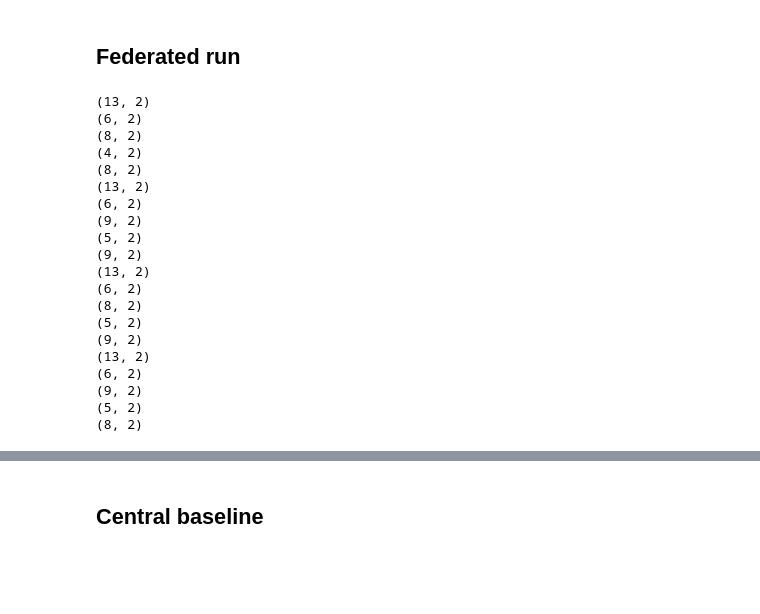
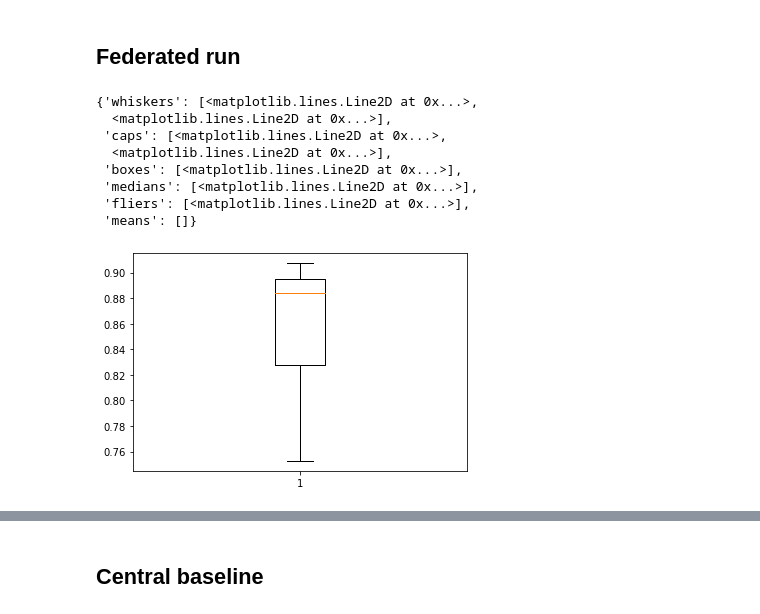
Before and after one commit to swiergarst/fedKMeans, a Jupyter notebook: final version.ipynb, the cells around one changed output, grey strips where cells are left out. Drawn from its saved outputs; the diff is of its cells as text; code cells hidden in the pictures; blank space fills up the shorter version.

```diff
--- a/final version.ipynb
+++ b/final version.ipynb
@@ -157,7 +167,8 @@ for i, file in enumerate(datafiles):
 # %%
 n_clients = 5
 n_cluster_global = 16
-crounds = 5
+crounds = 20
+n_runs = 10
 
 alpha = 1
 Xmin = -12.5
@@ -165,28 +176,32 @@ Xmax = 12.5
 Ymin = -12.5
 Ymax = 12.5
 # init clients and server
-clients = [client(np.genfromtxt(datafiles[i], delimiter=','), n_cluster_global) for i in range(n_clients)]
+clients = [client(np.genfromtxt(datafiles[i], delimiter=','), np.genfromtxt(labelfiles[i], delimiter=','), n_cluster_global) for i in range(n_clients)]
 server_obj = server(n_cluster_global)
 
-means_federated = run(clients, server_obj, crounds, n_clients, n_cluster_global, alpha, Xmin, Xmax, Ymin, Ymax)
+full_scores = np.zeros((n_clients, crounds, n_runs))
+for r in range(n_runs):
+    means_federated, scores = run(clients, server_obj, crounds, n_clients, n_cluster_global, alpha, Xmin, Xmax, Ymin, Ymax)
+    full_scores[:,:,r] = scores
-# %% [output]
-(13, 2)
-(6, 2)
-(8, 2)
-(4, 2)
-(8, 2)
-(13, 2)
-(6, 2)
-(9, 2)
-(5, 2)
-(9, 2)
-(13, 2)
-(6, 2)
-(8, 2)
-(5, 2)
-(9, 2)
-(13, 2)
-(6, 2)
-(9, 2)
-(5, 2)
-(8, 2)
+# %%
+# calculate the mean ARI for all clients combined
+tot_samples = 0
+fed_mean = np.zeros(n_runs)
+for client_i, client_o in enumerate(clients):
+    n_s = len(client_o.labels)
+    fed_mean += n_s * full_scores[client_i, -1, :]
+    tot_samples += n_s
+
+fed_mean /= tot_samples
+# %%
+plt.boxplot(fed_mean)
+# %% [output]
+{'whiskers': [<matplotlib.lines.Line2D at 0x...>,
+  <matplotlib.lines.Line2D at 0x...>],
+ 'caps': [<matplotlib.lines.Line2D at 0x...>,
+  <matplotlib.lines.Line2D at 0x...>],
+ 'boxes': [<matplotlib.lines.Line2D at 0x...>],
+ 'medians': [<matplotlib.lines.Line2D at 0x...>],
+ 'fliers': [<matplotlib.lines.Line2D at 0x...>],
+ 'means': []}
+[figure, added]
```
Also changed, not shown: parts of 13 cells of this notebook, 16 other files.
